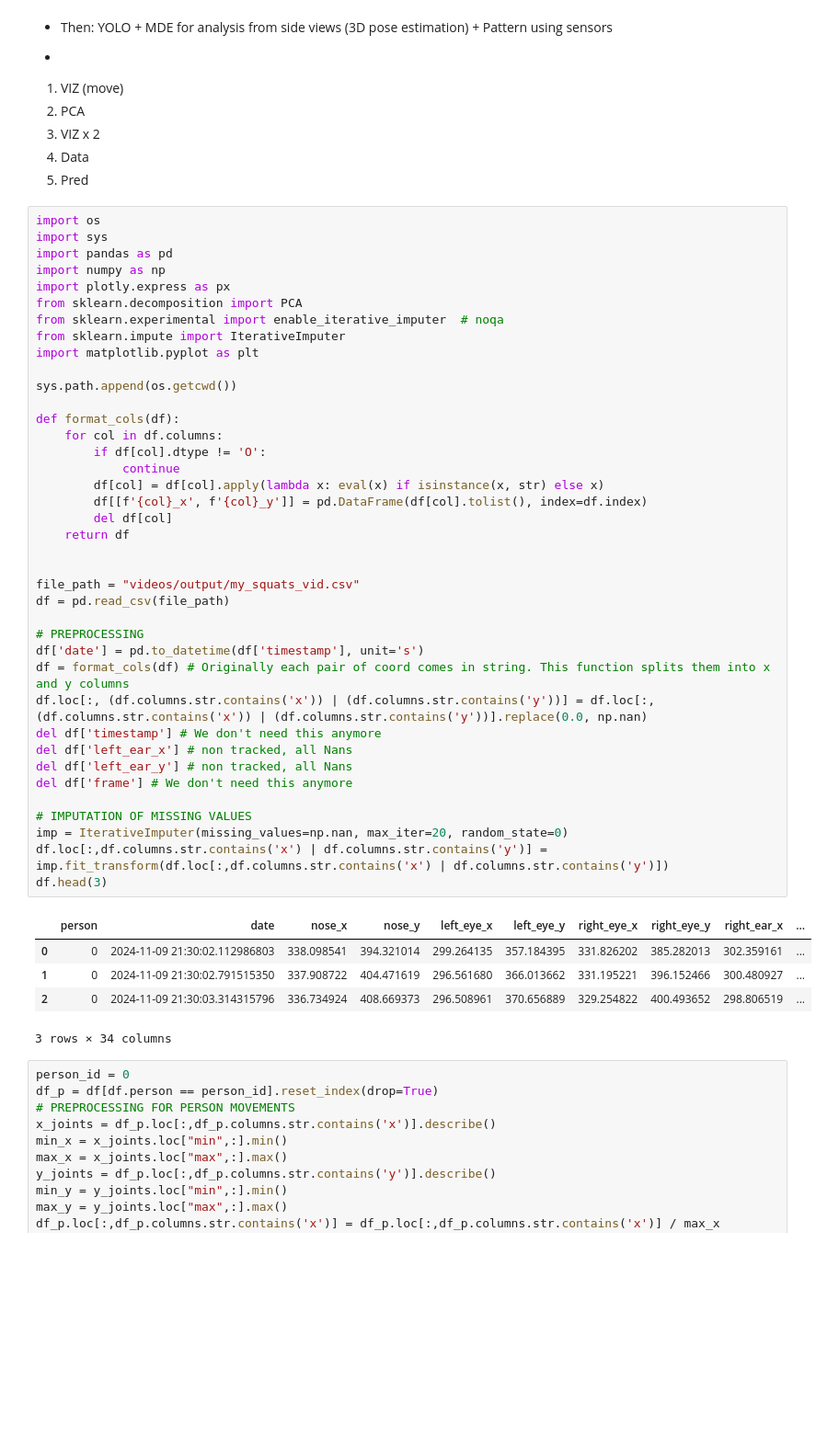
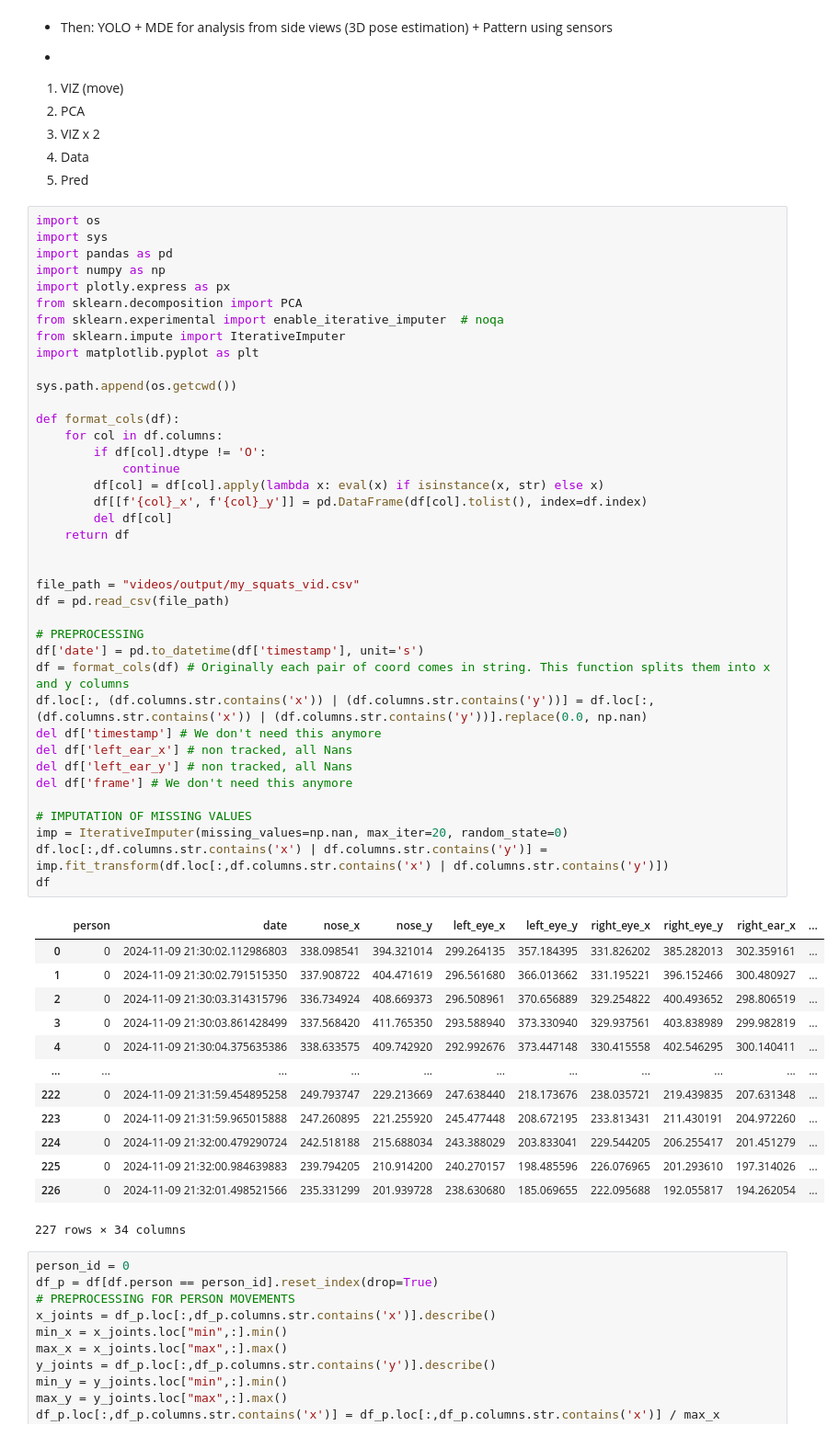
Before and after one commit to JorgeIvanJH/GymGuard, a Jupyter notebook: yolo/analysis.ipynb, the cells around one changed output. Shown at 92% size. Drawn from its saved outputs; the diff is of its cells as text; blank space fills up the shorter version.

```diff
--- a/yolo/analysis.ipynb
+++ b/yolo/analysis.ipynb
@@ -34,35 +30,43 @@ sys.path.append(os.getcwd())
 def format_cols(df):
     for col in df.columns:
         if df[col].dtype != 'O':
             continue
         df[col] = df[col].apply(lambda x: eval(x) if isinstance(x, str) else x)
         df[[f'{col}_x', f'{col}_y']] = pd.DataFrame(df[col].tolist(), index=df.index)
         del df[col]
     return df
 
 
 file_path = "videos/output/my_squats_vid.csv"
 df = pd.read_csv(file_path)
 
 # PREPROCESSING
 df['date'] = pd.to_datetime(df['timestamp'], unit='s')
 df = format_cols(df) # Originally each pair of coord comes in string. This function splits them into x and y columns
 df.loc[:, (df.columns.str.contains('x')) | (df.columns.str.contains('y'))] = df.loc[:, (df.columns.str.contains('x')) | (df.columns.str.contains('y'))].replace(0.0, np.nan)
 del df['timestamp'] # We don't need this anymore
 del df['left_ear_x'] # non tracked, all Nans
 del df['left_ear_y'] # non tracked, all Nans
 del df['frame'] # We don't need this anymore
 
 # IMPUTATION OF MISSING VALUES
 imp = IterativeImputer(missing_values=np.nan, max_iter=20, random_state=0)
 df.loc[:,df.columns.str.contains('x') | df.columns.str.contains('y')] = imp.fit_transform(df.loc[:,df.columns.str.contains('x') | df.columns.str.contains('y')])
-df.head(3)
+df
 # %% [output]
 |  | person | date | nose_x | nose_y | left_eye_x | left_eye_y | right_eye_x | right_eye_y | right_ear_x | ... |
 | 0 | 0 | 2024-11-09 21:30:02.112986803 | 338.098541 | 394.321014 | 299.264135 | 357.184395 | 331.826202 | 385.282013 | 302.359161 | ... |
 | 1 | 0 | 2024-11-09 21:30:02.791515350 | 337.908722 | 404.471619 | 296.561680 | 366.013662 | 331.195221 | 396.152466 | 300.480927 | ... |
 | 2 | 0 | 2024-11-09 21:30:03.314315796 | 336.734924 | 408.669373 | 296.508961 | 370.656889 | 329.254822 | 400.493652 | 298.806519 | ... |
+| 3 | 0 | 2024-11-09 21:30:03.861428499 | 337.568420 | 411.765350 | 293.588940 | 373.330940 | 329.937561 | 403.838989 | 299.982819 | ... |
+| 4 | 0 | 2024-11-09 21:30:04.375635386 | 338.633575 | 409.742920 | 292.992676 | 373.447148 | 330.415558 | 402.546295 | 300.140411 | ... |
+| ... | ... | ... | ... | ... | ... | ... | ... | ... | ... | ... |
+| 222 | 0 | 2024-11-09 21:31:59.454895258 | 249.793747 | 229.213669 | 247.638440 | 218.173676 | 238.035721 | 219.439835 | 207.631348 | ... |
+| 223 | 0 | 2024-11-09 21:31:59.965015888 | 247.260895 | 221.255920 | 245.477448 | 208.672195 | 233.813431 | 211.430191 | 204.972260 | ... |
+| 224 | 0 | 2024-11-09 21:32:00.479290724 | 242.518188 | 215.688034 | 243.388029 | 203.833041 | 229.544205 | 206.255417 | 201.451279 | ... |
+| 225 | 0 | 2024-11-09 21:32:00.984639883 | 239.794205 | 210.914200 | 240.270157 | 198.485596 | 226.076965 | 201.293610 | 197.314026 | ... |
+| 226 | 0 | 2024-11-09 21:32:01.498521566 | 235.331299 | 201.939728 | 238.630680 | 185.069655 | 222.095688 | 192.055817 | 194.262054 | ... |
-3 rows × 34 columns
+227 rows × 34 columns
 # %%
 person_id = 0
 df_p = df[df.person == person_id].reset_index(drop=True)
```
Also changed, not shown: parts of 4 cells of this notebook, 13 other files.
